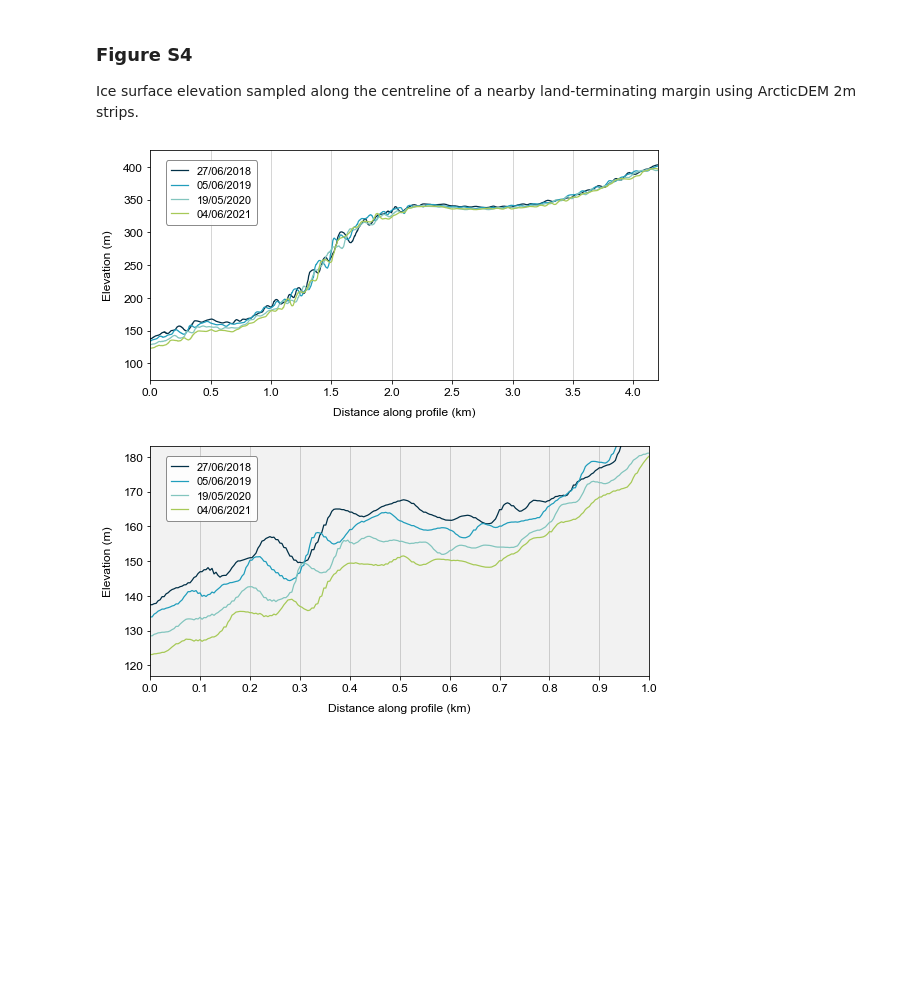
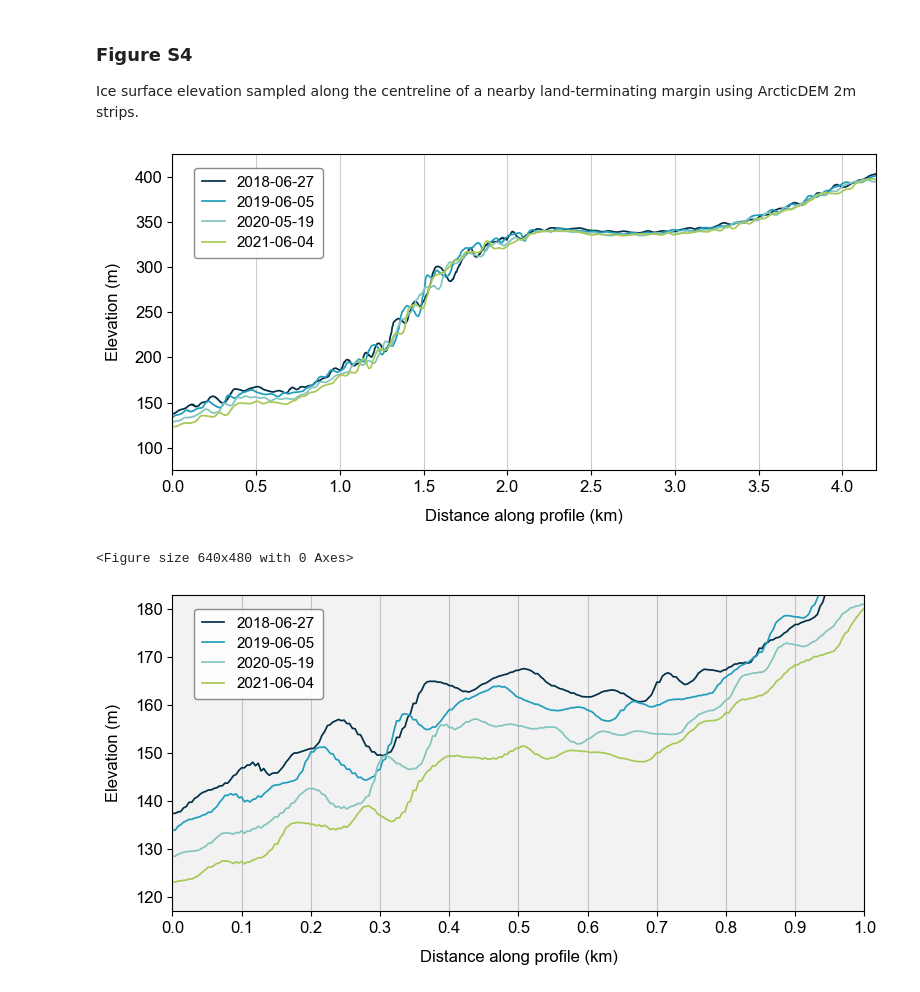
Before and after one commit to hannahpicton/jakobshavn_isbrae, a Jupyter notebook: code/figures/figure_S4.ipynb, the cells around one changed output. Drawn from its saved outputs; the diff is of its cells as text; code cells hidden in the pictures; blank space fills up the shorter version.

Commit message:
update Figure S4 date format to YYYY-mm-dd

```diff
--- a/code/figures/figure_S4.ipynb
+++ b/code/figures/figure_S4.ipynb
@@ -15,7 +15,7 @@ import matplotlib.ticker as ticker
 from datetime import datetime
 # %%
 # Load the CSV file containing the sampled ice surface elevation data
-elevation_data = pd.read_csv('C:/Users/s2451953/Desktop/jakobshavn_elevation_revisions/land_terminating_margin/land_terminating_sampled_elevation_2m.csv')
+elevation_data = pd.read_csv('R:/JAKOBSHAVN/CODE/github/jakobshavn_isbrae/data/ice_elevation_ArcticDEM/land_terminating_ArcticDEM_2M.csv')
 elevation_data.set_index('distance_from_T', inplace=True)
 
 # Select the 'June' profiles for each year
@@ -30,26 +30,28 @@ profile_colors = {'20180627': '#023047',
 # %%
 # PLOT FIGURE S4A #
 plt.rcParams["font.family"] = "Arial"
 fig, ax = plt.subplots(figsize=(8, 4))
 plt.grid(axis='x', alpha=0.2, linestyle='-', color='black')
 plt.xlabel('Distance along profile (km)', fontsize=12, labelpad=10)
 plt.ylabel('Elevation (m)', fontsize=12, labelpad=10)
 
 for column in elevation_data_june.columns:
     color = profile_colors.get(column, 'gray')  # Default to gray if color not specified
-    date_formatted = datetime.strptime(column, '%Y%m%d').strftime('%d/%m/%Y')
+    date_formatted = datetime.strptime(column, '%Y%m%d').strftime('%Y-%m-%d')
     plt.plot(elevation_data_june.index / 500, elevation_data_june[column], label=date_formatted, color=color, linewidth=1.25)
 
 x_ticks = np.arange(0, 4.5 + 0.5, 0.5)  # Adjust the range as needed
 plt.xticks(x_ticks, [f"{x:.1f}" for x in x_ticks], fontsize=12)  # Formatting ticks to one decimal place
 plt.yticks(fontsize=12)
 plt.xlim(0, 4.2)
 plt.ylim(75, 425)
 plt.legend(fontsize=11, loc='upper left', bbox_to_anchor=(0.02, 0.98), framealpha=0.9, edgecolor='gray', fancybox=True, markerscale=2, handlelength=1.5, borderpad=0.5, labelspacing=0.4)
 plt.tight_layout()
-plt.savefig('R:/JAKOBSHAVN/CODE/github/jakobshavn_isbrae/figures/figure_S4a.png', dpi=300)
+plt.show()
+#plt.savefig('R:/JAKOBSHAVN/CODE/github/jakobshavn_isbrae/figures/figure_S4a.png', dpi=300)
 # %% [output]
-[figure, old version]
+[figure, new version]
+<Figure size 640x480 with 0 Axes>
 # %%
 # PLOT FIGURE S4B #
 plt.rcParams["font.family"] = "Arial"
@@ -61,7 +63,7 @@ plt.ylabel('Elevation (m)', fontsize=12, labelpad=10)
 
 for column in elevation_data_june.columns:
     color = profile_colors.get(column, 'gray')
-    date_formatted = datetime.strptime(column, '%Y%m%d').strftime('%d/%m/%Y')
+    date_formatted = datetime.strptime(column, '%Y%m%d').strftime('%Y-%m-%d')
     plt.plot(elevation_data_june.index / 500, elevation_data_june[column], label=date_formatted, color=color, linewidth=1.25)
 
 x_ticks = np.arange(0, 1.1, 0.1)
@@ -71,6 +73,6 @@ plt.xlim(0, 1)
 plt.ylim(117, 183)
 plt.legend(fontsize=11, loc='upper left', bbox_to_anchor=(0.02, 0.98), framealpha=0.9, edgecolor='gray', fancybox=True, markerscale=2, handlelength=1.5, borderpad=0.5, labelspacing=0.4)
 plt.tight_layout()
-plt.savefig('R:/JAKOBSHAVN/CODE/github/jakobshavn_isbrae/figures/figure_S4b.png', dpi=300)
+#plt.savefig('R:/JAKOBSHAVN/CODE/github/jakobshavn_isbrae/figures/figure_S4b.png', dpi=300)
 # %% [output]
-[figure, old version]
+[figure, new version]
```
Also changed, not shown: 2 other files.
